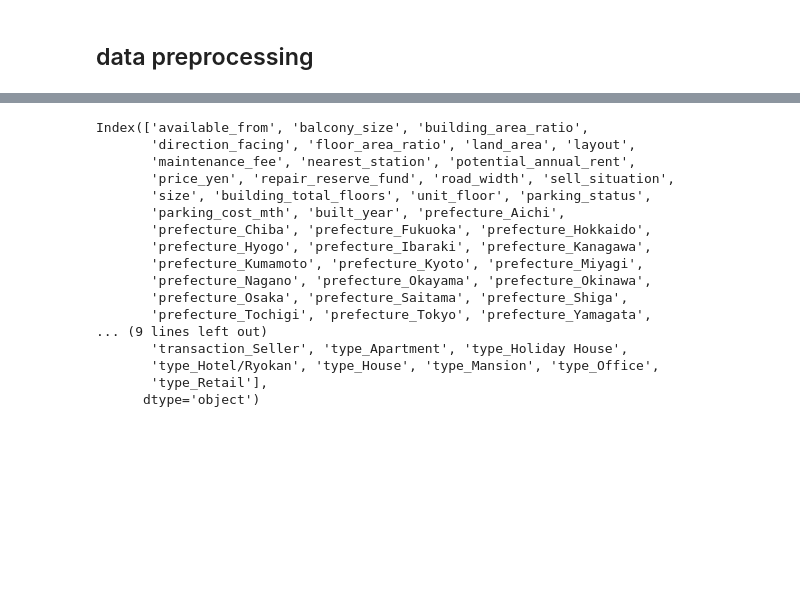
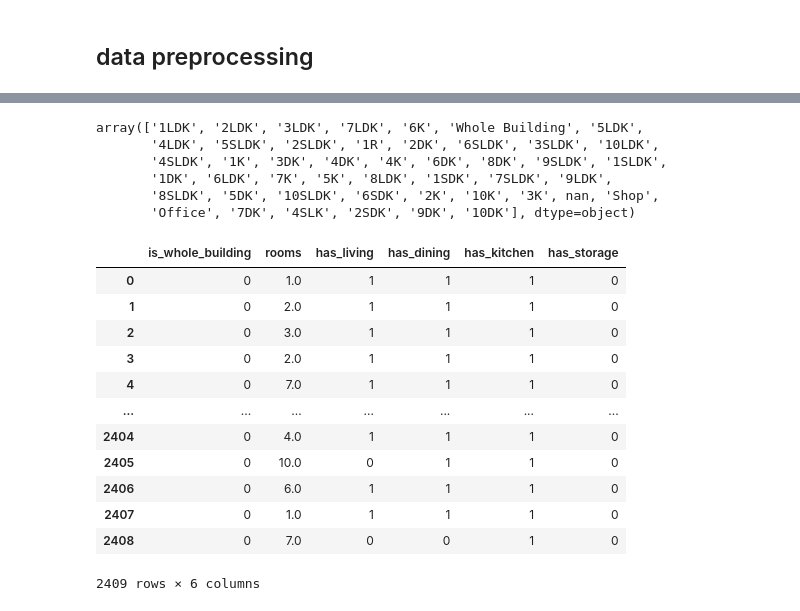
Before and after one commit to dav404-cmd/realestate_agent, a Jupyter notebook: ml_analysis/notebooks/protype_ml.ipynb, the cells around one changed output, grey strips where cells are left out. Drawn from its saved outputs; the diff is of its cells as text; code cells hidden in the pictures; blank space fills up the shorter version.

```diff
--- a/ml_analysis/notebooks/protype_ml.ipynb
+++ b/ml_analysis/notebooks/protype_ml.ipynb
@@ -208,23 +221,62 @@ df = df.join(pd.get_dummies(df["structure"],prefix="structure").astype(int)).dro
 df = df.join(pd.get_dummies(df["zoning"],prefix="zoning").astype(int)).drop("zoning",axis=1)
 df = df.join(pd.get_dummies(df["transaction_type"],prefix="transaction").astype(int)).drop("transaction_type",axis=1)
 df = df.join(pd.get_dummies(df["type"],prefix="type").astype(int)).drop("type",axis=1)
-# %%
-df.columns
-# %% [output]
-Index(['available_from', 'balcony_size', 'building_area_ratio',
-       'direction_facing', 'floor_area_ratio', 'land_area', 'layout',
-       'maintenance_fee', 'nearest_station', 'potential_annual_rent',
-       'price_yen', 'repair_reserve_fund', 'road_width', 'sell_situation',
-       'size', 'building_total_floors', 'unit_floor', 'parking_status',
-       'parking_cost_mth', 'built_year', 'prefecture_Aichi',
-       'prefecture_Chiba', 'prefecture_Fukuoka', 'prefecture_Hokkaido',
-       'prefecture_Hyogo', 'prefecture_Ibaraki', 'prefecture_Kanagawa',
-       'prefecture_Kumamoto', 'prefecture_Kyoto', 'prefecture_Miyagi',
-       'prefecture_Nagano', 'prefecture_Okayama', 'prefecture_Okinawa',
-       'prefecture_Osaka', 'prefecture_Saitama', 'prefecture_Shiga',
-       'prefecture_Tochigi', 'prefecture_Tokyo', 'prefecture_Yamagata',
-... (9 lines left out)
-       'transaction_Seller', 'type_Apartment', 'type_Holiday House',
-       'type_Hotel/Ryokan', 'type_House', 'type_Mansion', 'type_Office',
-       'type_Retail'],
-      dtype='object')
+# %%
+df.layout.unique()
+# %% [output]
+array(['1LDK', '2LDK', '3LDK', '7LDK', '6K', 'Whole Building', '5LDK',
+       '4LDK', '5SLDK', '2SLDK', '1R', '2DK', '6SLDK', '3SLDK', '10LDK',
+       '4SLDK', '1K', '3DK', '4DK', '4K', '6DK', '8DK', '9SLDK', '1SLDK',
+       '1DK', '6LDK', '7K', '5K', '8LDK', '1SDK', '7SLDK', '9LDK',
+       '8SLDK', '5DK', '10SLDK', '6SDK', '2K', '10K', '3K', nan, 'Shop',
+       'Office', '7DK', '4SLK', '2SDK', '9DK', '10DK'], dtype=object)
+# %%
+import re
+import numpy as np
+
+def clean_layout(df):
+    # standardize to string
+    df["layout"] = df["layout"].fillna("").astype(str).str.strip()
+
+    # 1. Flag whole-building listings
+    df["is_whole_building"] = df["layout"].str.contains("whole", case=False).astype(int)
+
+    # 2. Extract number of rooms (LDK style)
+    # e.g. 1LDK, 3DK, 2K → extract leading digits
+    df["rooms"] = df["layout"].str.extract(r"^(\d+)").astype(float)
+
+    # 3. Detect layout characters (L, D, K)
+    df["has_living"] = df["layout"].str.contains("L", case=False).astype(int)
+    df["has_dining"] = df["layout"].str.contains("D", case=False).astype(int)
+    df["has_kitchen"] = df["layout"].str.contains("K", case=False).astype(int)
+    df["has_storage"] = df["layout"].str.contains(r"S(?!TUDIO)", case=False).astype(int)
+
+    # 4. Studio / R-type detection (1R, R, SR)
+    r_pattern = r"(^1R$)|(^R$)|(^SR$)|(\b1R\b)|(\bR\b)"
+    is_r_type = df["layout"].str.contains(r_pattern, case=False)
+
+
+    # 5. Fill missing rooms for whole buildings with NaN (can't infer)
+    df.loc[df["is_whole_building"] == 1, "rooms"] = np.nan
+
+    df = df.drop(columns = ["layout"])
+
+    return df
+# %%
+df = clean_layout(df)
+# %%
+df[["is_whole_building","rooms","has_living","has_dining","has_kitchen","has_storage"]]
+# %% [output]
+|  | is_whole_building | rooms | has_living | has_dining | has_kitchen | has_storage |
+| 0 | 0 | 1.0 | 1 | 1 | 1 | 0 |
+| 1 | 0 | 2.0 | 1 | 1 | 1 | 0 |
+| 2 | 0 | 3.0 | 1 | 1 | 1 | 0 |
+| 3 | 0 | 2.0 | 1 | 1 | 1 | 0 |
+| 4 | 0 | 7.0 | 1 | 1 | 1 | 0 |
+| ... | ... | ... | ... | ... | ... | ... |
+| 2404 | 0 | 4.0 | 1 | 1 | 1 | 0 |
+| 2405 | 0 | 10.0 | 0 | 1 | 1 | 0 |
+| 2406 | 0 | 6.0 | 1 | 1 | 1 | 0 |
+| 2407 | 0 | 1.0 | 1 | 1 | 1 | 0 |
+| 2408 | 0 | 7.0 | 0 | 0 | 1 | 0 |
+2409 rows × 6 columns
```
Also changed, not shown: parts of 40 cells of this notebook, 1 other file.
